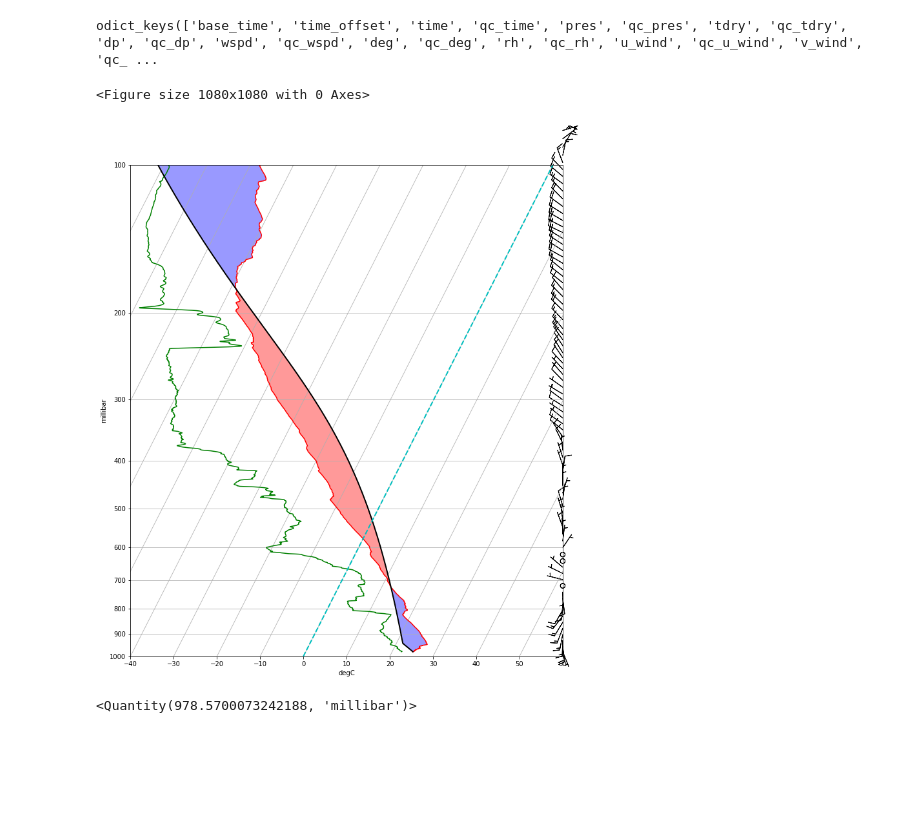
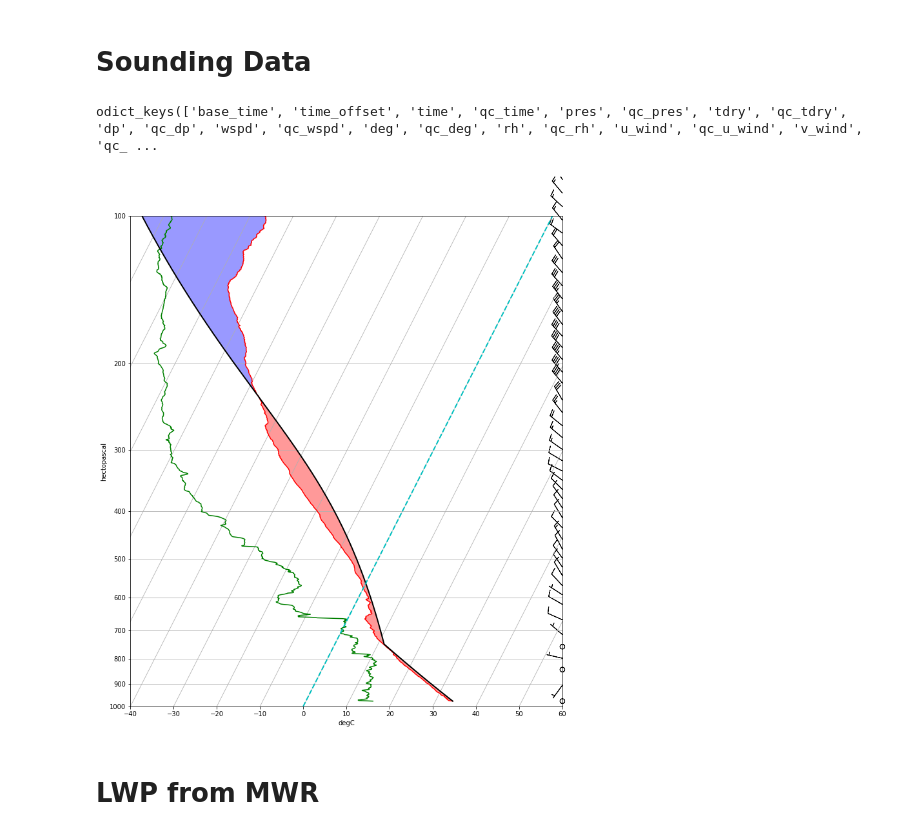
Before and after one commit to ANL-DIGR/arm-summer-2018, a Jupyter notebook: group5/Investigating data on clouds and cloud fraction.ipynb, the cells around one changed output. Cells and saved outputs as stored; diff of their text form; code cells hidden in the pictures; blank space fills up the shorter version.

```diff
--- a/group5/Investigating data on clouds and cloud fraction.ipynb
+++ b/group5/Investigating data on clouds and cloud fraction.ipynb
@@ -13,15 +14,18 @@ from metpy.plots import SkewT, Hodograph
 from metpy.units import units, concatenate
 
 %matplotlib inline
+# %% [markdown]
+# Sounding Data
 # %%
 #Sounding data
-sounding = netCDF4.Dataset('../data/sgpsondewnpnC1.b1.20180609.053700.cdf')
+sounding = netCDF4.Dataset('../data/sgpsondewnpnC1.b1.20150609.173100.cdf')
 # %%
 #Lets see what is in the data
 print(sounding.variables.keys())
 # %% [output]
 odict_keys(['base_time', 'time_offset', 'time', 'qc_time', 'pres', 'qc_pres', 'tdry', 'qc_tdry', 'dp', 'qc_dp', 'wspd', 'qc_wspd', 'deg', 'qc_deg', 'rh', 'qc_rh', 'u_wind', 'qc_u_wind', 'v_wind', 'qc_ ...
 # %%
+#Extract the variables
 T = sounding.variables['tdry'][:]
 Td = sounding.variables['dp'][:]
 p = sounding.variables['pres'][:]
@@ -30,45 +34,44 @@ height = sounding.variables['alt'][:]
 u = sounding.variables['u_wind'][:]
 v = sounding.variables['v_wind'][:]
 
-p = p * units.mbar
+#Use MetPy's Unites to add units
+p = p * units.hPa
 T = T * units.degC
 Td = Td * units.degC
 u = u * units.m/units.s
 v = v * units.m/units.s
 # %%
+#Change figure size.. Save the figure size so we can switch back later
 old_params = plt.rcParams['figure.figsize']
 plt.rcParams['figure.figsize'] = (12, 14)
+
+
 #Create a skewT plot
-ff = plt.figure(figsize=[15,15])
-
 skew = SkewT()
 
 # Plot the data using normal plotting functions, in this case using
 # log scaling in Y, as dictated by the typical meteorological plot
 skew.plot(p, T, 'r')
 skew.plot(p, Td, 'g')
-skew.plot_barbs(p[::40], u[::40], v[::40])
+skew.plot_barbs(p[::40], u[::40], v[::40]) #We thin the wind barbs.. only every 40th
 skew.ax.set_ylim(1000, 100)
 skew.ax.set_xlim(-40, 60)
 
 
 # Calculate full parcel profile and add to plot as black line
 prof = parcel_profile(p, T[0], Td[0]).to('degC')
 skew.plot(p, prof, 'k', linewidth=2)
 
 # Example of coloring area between profiles
 skew.ax.fill_betweenx(p, T, prof, where=T>=prof, facecolor='blue', alpha=0.4)
 skew.ax.fill_betweenx(p, T, prof, where=T<prof, facecolor='red', alpha=0.4)
 
 # An example of a slanted line at constant T -- in this case the 0 isotherm
 l = skew.ax.axvline(0, color='c', linestyle='--', linewidth=2)
 
-
+#change back to old figure size
 plt.rcParams['figure.figsize'] = old_params
 # %% [output]
-<Figure size 1080x1080 with 0 Axes>
-[figure, old version]
+[figure, new version]
-# %%
-p[0]
-# %% [output]
-<Quantity(978.5700073242188, 'millibar')>
+# %% [markdown]
+# LWP from MWR
```
Also changed, not shown: parts of 19 cells of this notebook, 1 other file.
